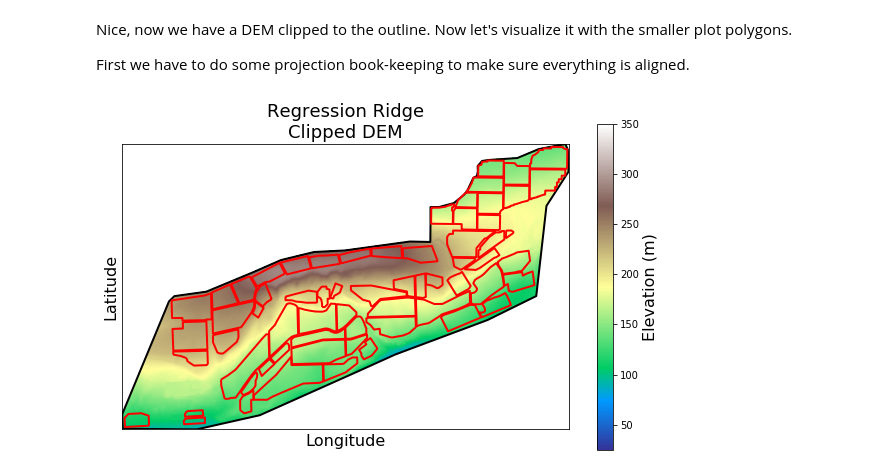
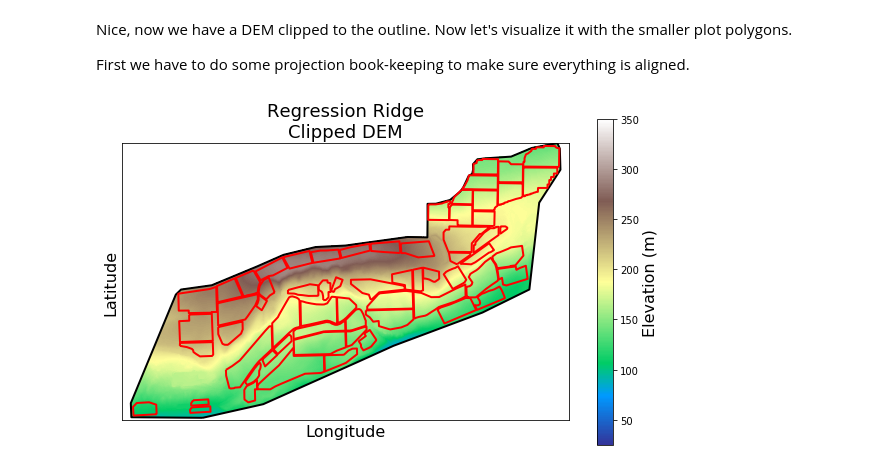
Before and after one commit to simonhansedasi/GrapeExpectations, a Jupyter notebook: RegressionRidge/01_clip_dem.ipynb, the cells around one changed output. Cells and saved outputs as stored; diff of their text form; code cells hidden in the pictures.

```diff
--- a/RegressionRidge/01_clip_dem.ipynb
+++ b/RegressionRidge/01_clip_dem.ipynb
@@ -101,9 +149,48 @@ array([[[-9999., -9999., -9999., ..., -9999., -9999., -9999.],
+# %%
+# Reproject DEM to lat/lon
+from rasterio.warp import calculate_default_transform, reproject, Resampling
+import numpy as np
+
+# save dest for lat/lon projected dem
+dem_latlon_path = 'data/DEM/RegressionRidge_DEM_latlon.tif'
+# destination coordinate system for lat/lon
+dst_crs = 'EPSG:4326'
+
+with rasterio.open('data/DEM/RegressionRidge_DEM.tif') as src:
+    transform, width, height = calculate_default_transform(
+        src.crs, dst_crs, src.width, src.height, *src.bounds
+    )
+    kwargs = src.meta.copy()
+    kwargs.update({
+        'crs': dst_crs,
+        'transform': transform,
+        'width': width,
+        'height': height
+    })
+
+    dem_reproj = np.empty((src.count, height, width), dtype=src.dtypes[0])
+    for i in range(1, src.count + 1):
+        reproject(
+            source=rasterio.band(src, i),
+            destination=dem_reproj[i-1],
+            src_transform=src.transform,
+            src_crs=src.crs,
+            dst_transform=transform,
+            dst_crs=dst_crs,
+            resampling=Resampling.bilinear
+        )
+
+    with rasterio.open(dem_latlon_path, 'w', **kwargs) as dst:
+        dst.write(dem_reproj)
+
+# reproject vineyard polygon back to lat/lon
+vineyard_latlon = vineyard_utm.to_crs("EPSG:4326")
 # %% [markdown]
 Nice, now we have a DEM clipped to the outline. Now let's visualize it with the smaller plot polygons.
 
 First we have to do some projection book-keeping to make sure everything is aligned.
 # %%
-with rasterio.open('data/DEM/RegressionRidge_DEM.tif') as src:
+with rasterio.open('data/DEM/RegressionRidge_DEM_latlon.tif') as src:
     dem = src.read(1, masked=True)  # auto-masks nodata values
     raster_crs = src.crs
     extent = [src.bounds.left, src.bounds.right, src.bounds.bottom, src.bounds.top]
@@ -113,31 +200,31 @@ fig, ax = plt.subplots(figsize=(10, 6))
 # Plot DEM
 im = ax.imshow(
     dem,
     extent=extent,
     origin='upper',
     cmap='terrain',
     vmin=25,
     vmax=350
 )
 
 # Add colorbar and set label/fontsize
 cbar = fig.colorbar(im, ax=ax)
 cbar.set_label('Elevation (m)', fontsize=16)
 
 # Titles and axis labels
 plt.title('Regression Ridge\nClipped DEM', fontsize=18)
 plt.xlabel('Longitude', fontsize=16)
 plt.ylabel('Latitude', fontsize=16)
 
 # Hide ticks
 plt.xticks([])
 plt.yticks([])
 
 # Overlay vineyard and subplots
 vineyard.plot(ax=ax, facecolor='none', edgecolor='k', linewidth=2)
 plots.plot(ax=ax, facecolor='none', edgecolor='red', linewidth=2, label='Subplots')
 
 
 plt.savefig('img/dem_clip.png')
 # %% [output]
-[figure, old version]
+[figure, new version]
```
Also changed, not shown: parts of 13 cells of this notebook.
